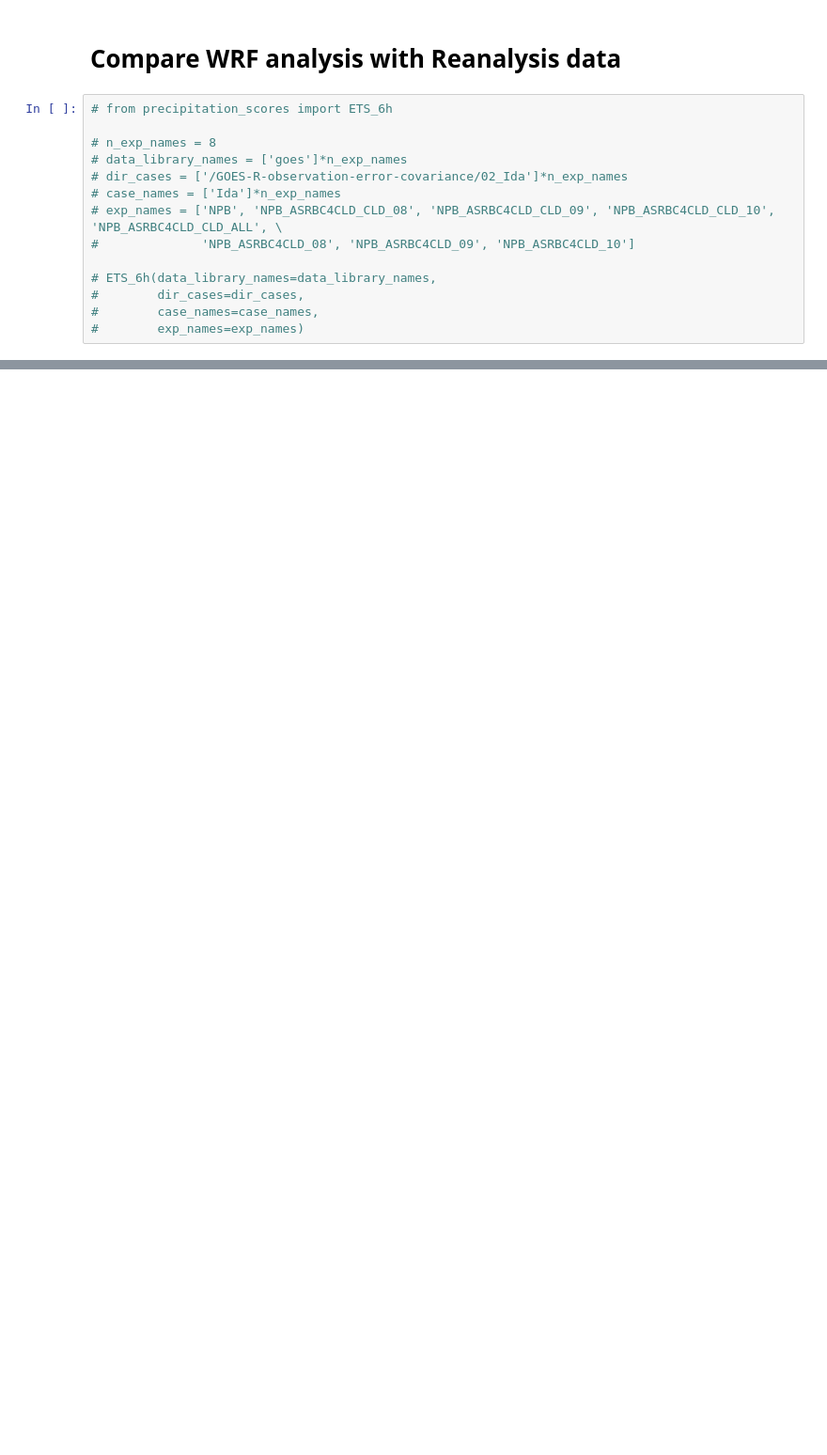
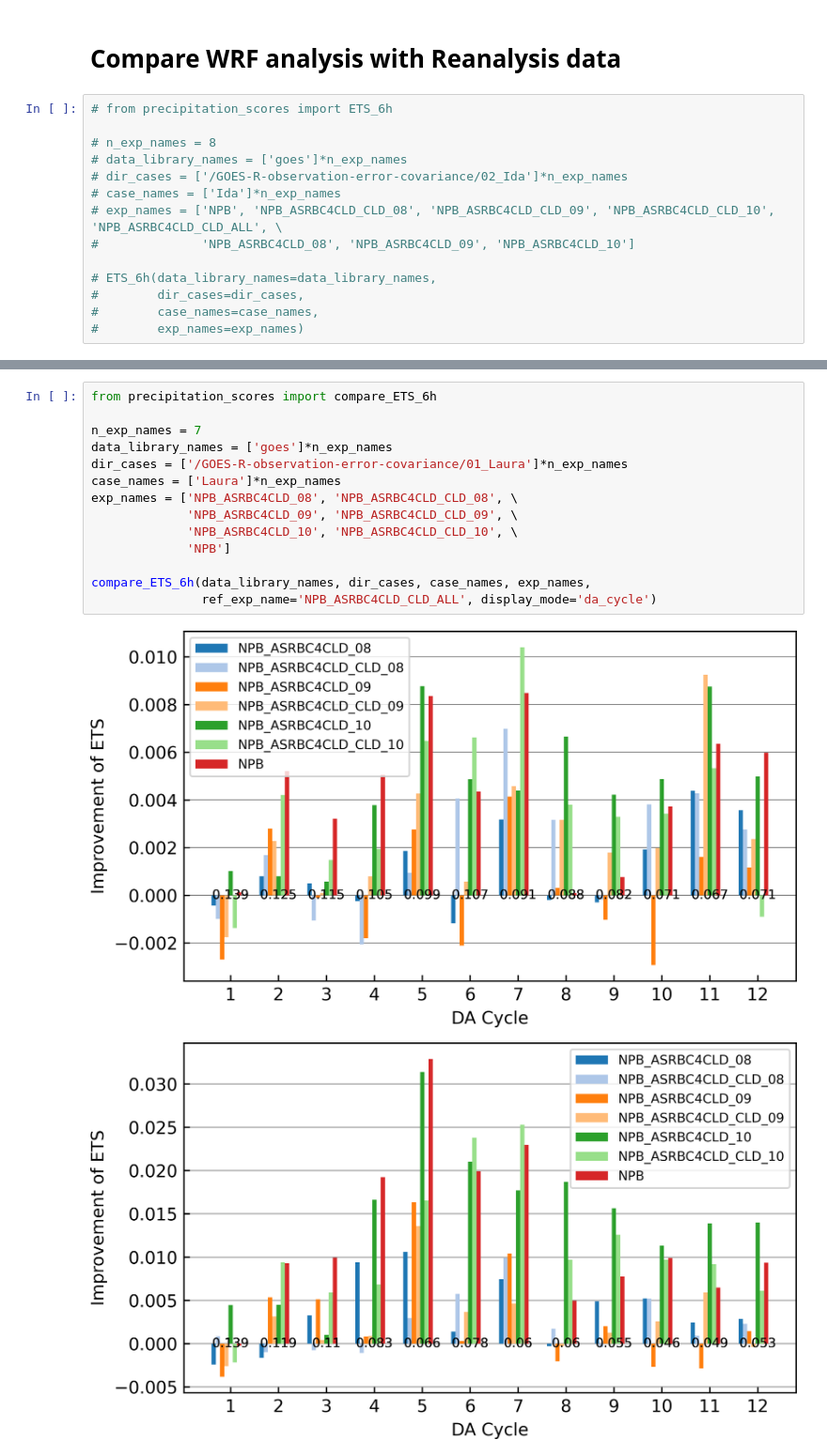
Before and after one commit to RoyCaitSith/climetlab-my-plugin, a Jupyter notebook: notebooks/precipitation_scores.ipynb, the cells around one changed output, grey strips where cells are left out. Shown at 94% size. Drawn from its saved outputs; the diff is of its cells as text; blank space fills up the shorter version.

```diff
--- a/notebooks/precipitation_scores.ipynb
+++ b/notebooks/precipitation_scores.ipynb
@@ -30,0 +31,17 @@ ETS_24h(data_library_names=data_library_names,
+# %%
+from precipitation_scores import compare_ETS_6h
+
+n_exp_names = 7
+data_library_names = ['goes']*n_exp_names
+dir_cases = ['/GOES-R-observation-error-covariance/01_Laura']*n_exp_names
+case_names = ['Laura']*n_exp_names
+exp_names = ['NPB_ASRBC4CLD_08', 'NPB_ASRBC4CLD_CLD_08', \
+             'NPB_ASRBC4CLD_09', 'NPB_ASRBC4CLD_CLD_09', \
+             'NPB_ASRBC4CLD_10', 'NPB_ASRBC4CLD_CLD_10', \
+             'NPB']
+
+compare_ETS_6h(data_library_names, dir_cases, case_names, exp_names,
+               ref_exp_name='NPB_ASRBC4CLD_CLD_ALL', display_mode='da_cycle')
+# %% [output]
+[figure, added]
+[figure, added]
```
Also changed, not shown: parts of 1 cell of this notebook, 1 other file.
